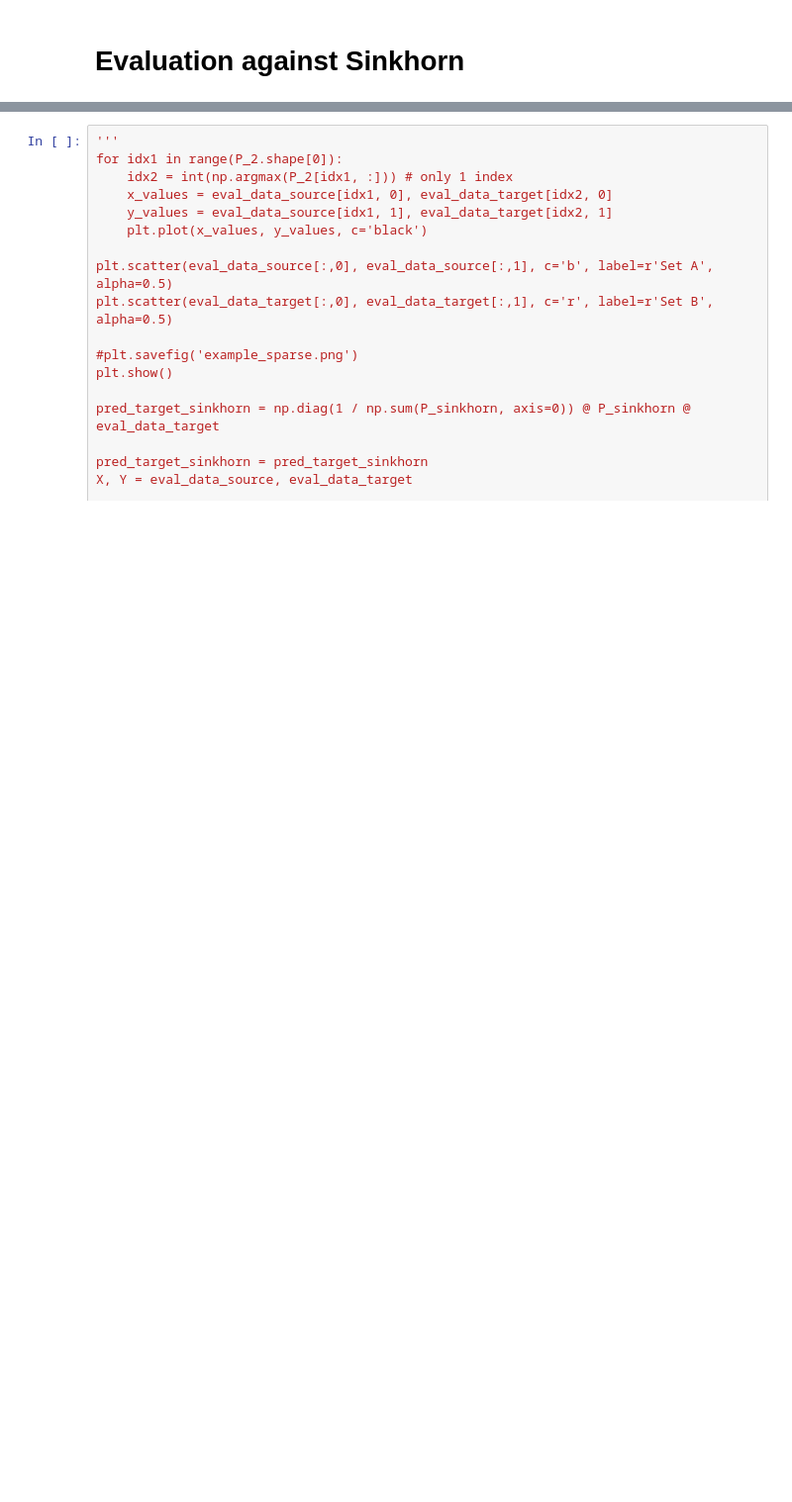
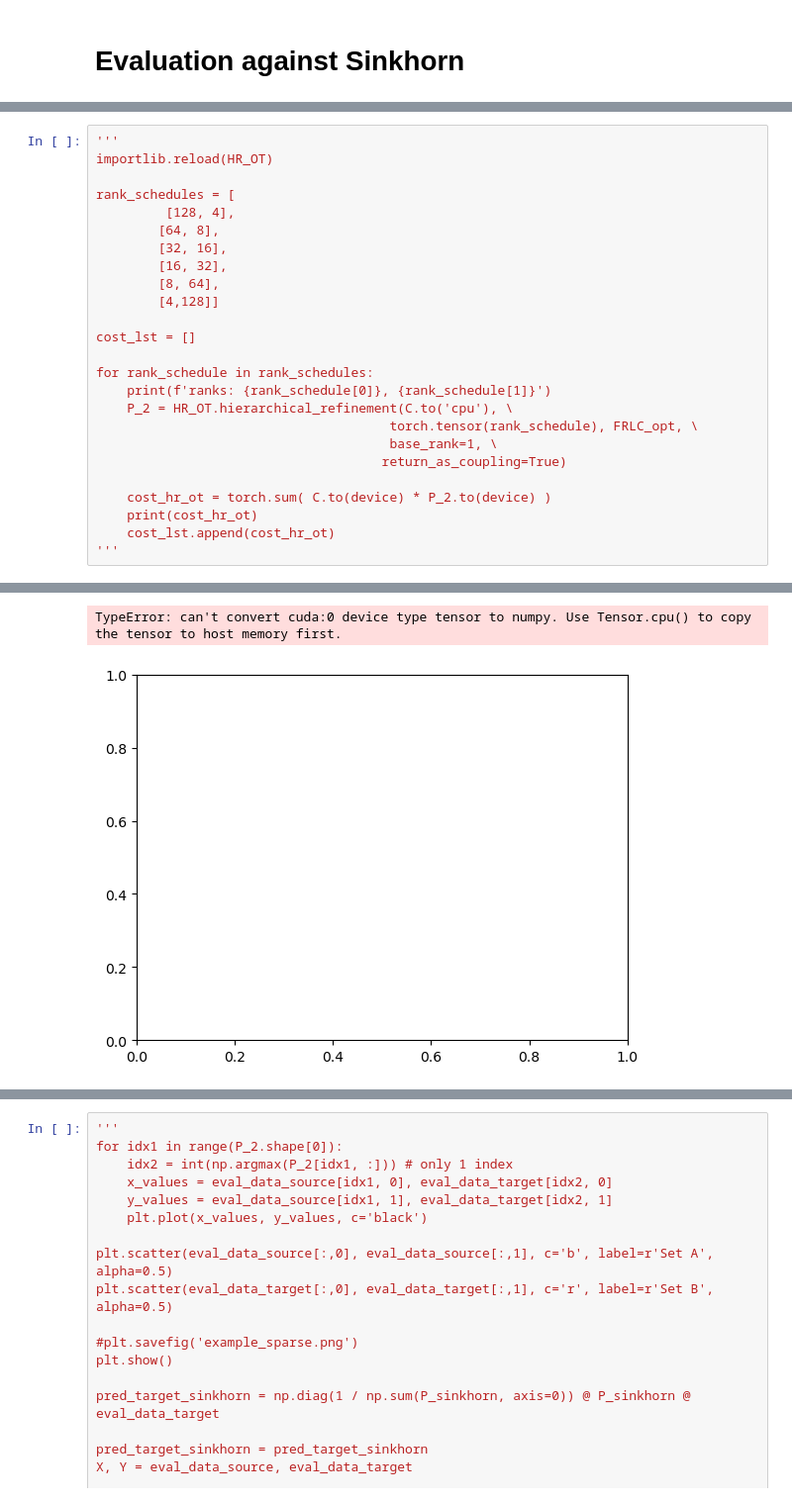
Before and after one commit to raphael-group/HiRef, a Jupyter notebook: notebooks/synthetic_experiments_all.ipynb, the cells around one changed output, grey strips where cells are left out. Shown at 99% size. Drawn from its saved outputs; the diff is of its cells as text; blank space fills up the shorter version.

```diff
--- a/notebooks/synthetic_experiments_all.ipynb
+++ b/notebooks/synthetic_experiments_all.ipynb
@@ -530,0 +587,26 @@ plt.show()
+# %%
+'''
+importlib.reload(HR_OT)
+
+rank_schedules = [
+         [128, 4],
+        [64, 8],
+        [32, 16],
+        [16, 32],
+        [8, 64],
+        [4,128]]
+
+cost_lst = []
+
+for rank_schedule in rank_schedules:
+    print(f'ranks: {rank_schedule[0]}, {rank_schedule[1]}')
+    P_2 = HR_OT.hierarchical_refinement(C.to('cpu'), \
+                                      torch.tensor(rank_schedule), FRLC_opt, \
+                                      base_rank=1, \
+                                     return_as_coupling=True)
+
+    cost_hr_ot = torch.sum( C.to(device) * P_2.to(device) )
+    print(cost_hr_ot)
+    cost_lst.append(cost_hr_ot)
+'''
+# %% [output]
@@ -530,0 +630,2 @@ plt.show()
+TypeError: can't convert cuda:0 device type tensor to numpy. Use Tensor.cpu() to copy the tensor to host memory first.
+[figure, added]
```
Also changed, not shown: parts of 11 cells of this notebook, 12 other files.
